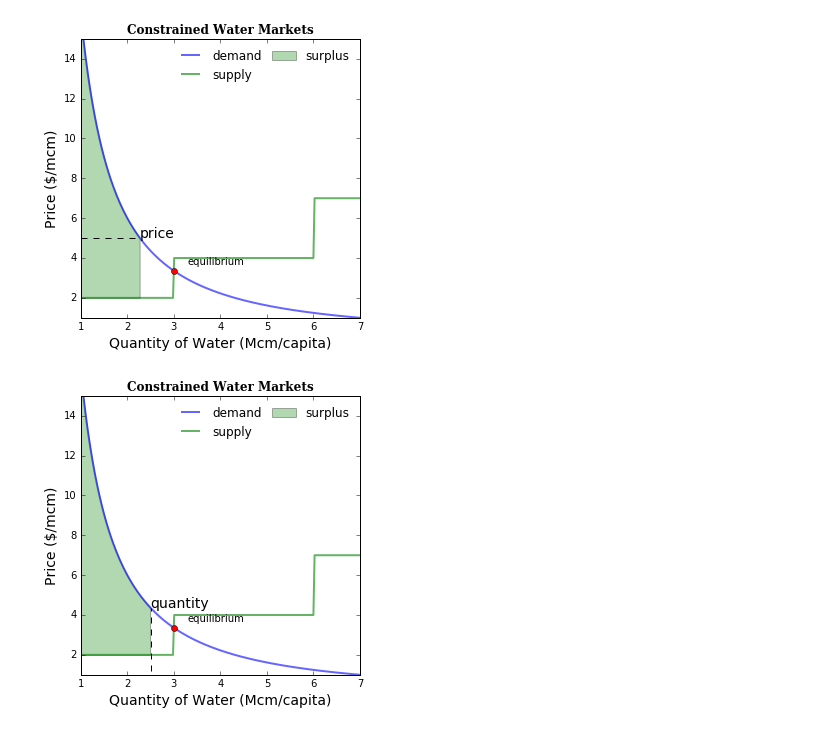
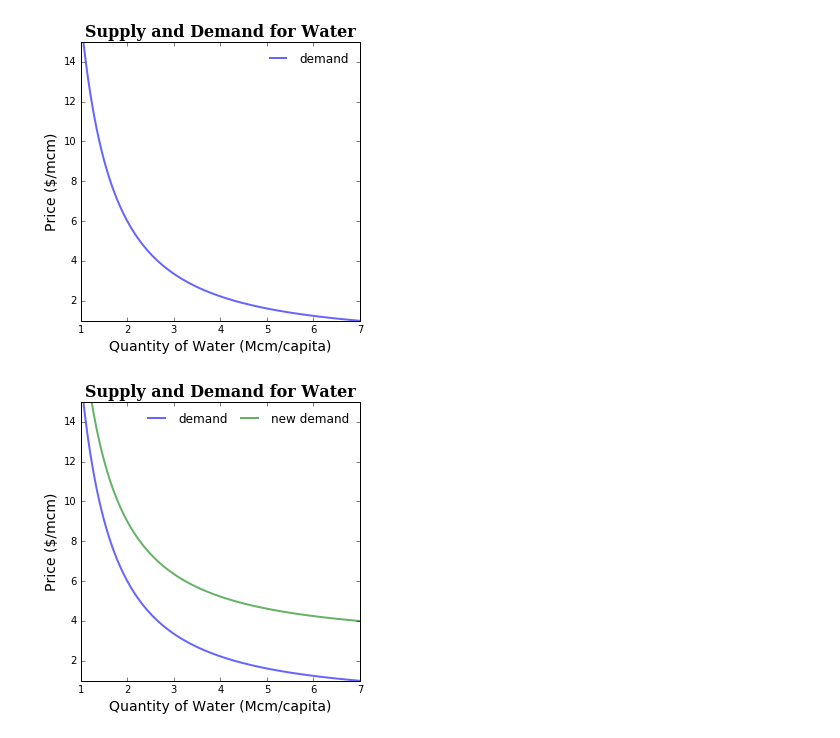
Before and after one commit to akaufman10/was, a Jupyter notebook: trainings/EconGraphs.ipynb, the cells around one changed output. Saved outputs shown, nothing was run; the diff lists cells and outputs as text; code cells hidden in the pictures.

Commit message:
progress on first training

```diff
--- a/trainings/EconGraphs.ipynb
+++ b/trainings/EconGraphs.ipynb
@@ -1,8 +1,9 @@
 # %%
+from __future__ import division
+
 %pylab inline
 
 
-from __future__ import division
 from scipy.integrate import quad
 from copy import copy, deepcopy
 from scipy import optimize as opt
@@ -57,6 +58,13 @@ class demandFunc():
         Qcev is a vector of quantities
         '''
         return map(self.invDemand, Qvec)
+
+    def invDemandCurveSubs(self, Qvec, subsidy):
+        '''
+        Qcev is a vector of quantities
+        '''
+        return map(lambda Qvec : self.invDemand(Qvec) + subsidy, Qvec)
+
 
 
 class supplyFunc():
@@ -530,7 +584,13 @@ if __name__ == '__main__':
 # %%
+if __name__ == '__main__':
+
     #test graphs
 
+    graphMaker.drawDemand()
 
+    graphMaker.drawDemand(subsidy = 3, annotate = True)
+
+    '''
     graphMaker.drawPrice(5)
     graphMaker.annotate()
 
@@ -578,4 +638,64 @@ if __name__ == '__main__':
 
     graphMaker.drawOptimalTradeoff(4, otherMarket = lowAltMarket)
     graphMaker.annotate()
+
+    interact(graphMaker.drawPrice,price=(1,10,.1))
+    interact(graphMaker.drawOptimalTradeoff,totalSupply=(1,6,.2), otherMarket=fixed(lowAltMarket))
+    interact(graphMaker.drawTradeoff,totalSupply=(1,6,.2), firstMarketFrac=(.001,.999,.1),otherMarket=fixed(lowAltMarket))
+
+    kwargDict = {
+             'optimize':'True',
+             'waterSupply':4,
+             'waterSharePct':.4,
+             'supplyChange':2,
+             'demandChange':1
+            }
+
+
+    kwargDict1 = {
+                 'optimize':'True',
+                 'waterSupply':40,
+                 'waterSharePct':.4,
+                 'demandMult1':60,
+                 'demandMult2':60,
+                 'demandElas1':.6,
+                 'demandElas2':.6,
+                 'stepWidth1':2,
+                 'stepHeight':2,
+                 'steps':8,
+                 'supplyChange':2,
+                 'demandChangeM':1,
+                 'demandChangeE':.1,
+                }
+
+
+    def buildSupplyPoints(width, height, steps):
+        supplyPoints = [(0,height)]
+        supplyPoints.extend([(supplyPoints[0][0]+width*(i+1),supplyPoints[0][1]+height*(i+1)) for i in range(int(steps/width))])
+        return supplyPoints
+
+    def makeTupples(kwargDict):
+        mixMaxRangeTupples = {}
+        for k,v in kwargDict.iteritems():
+            try:
+                mixMaxRangeTupples[k]=(v-2*v,v+2*v,v/50)
+            except TypeError:
+                continue
+        return mixMaxRangeTupples
+
+    @interact(**makeTupples(kwargDict))
+    def compareMarketsSimple(optimize=('True','False'),waterSharePct=None,waterSupply=None,supplyChange=None,demandChange=None):
+        supplyLevels = buildSupplyPoints(2,2,8)
+        newSupplyLevels = [(i,j+supplyChange) for i,j in supplyLevels]
+        demand_parameters = {'multiplier':6,'elasticity':.6}
+        newDemand_parameters = {'multiplier':6+demandChange,'elasticity':.6}
+        Market = market(demandFunc(**demand_parameters), supplyFunc(supplyLevels))
+        newMarket = market(demandFunc(**newDemand_parameters), supplyFunc(newSupplyLevels))
+        graphMaker = scenarioSimulator(Market)
+        if optimize == 'True':
+            graphMaker.drawOptimalTradeoff(totalSupply = waterSupply, otherMarket=newMarket)
+        else:
+            graphMaker.drawTradeoff(waterSupply,waterSharePct, otherMarket=newMarket)
+
+    '''
 # %% [output]
@@ -583,2 +702,2 @@ if __name__ == '__main__':
-[figure, old version]
+[figure, new version]
-[figure, old version]
+[figure, new version]
```
Also changed, not shown: parts of 7 cells of this notebook, 3 other files.
